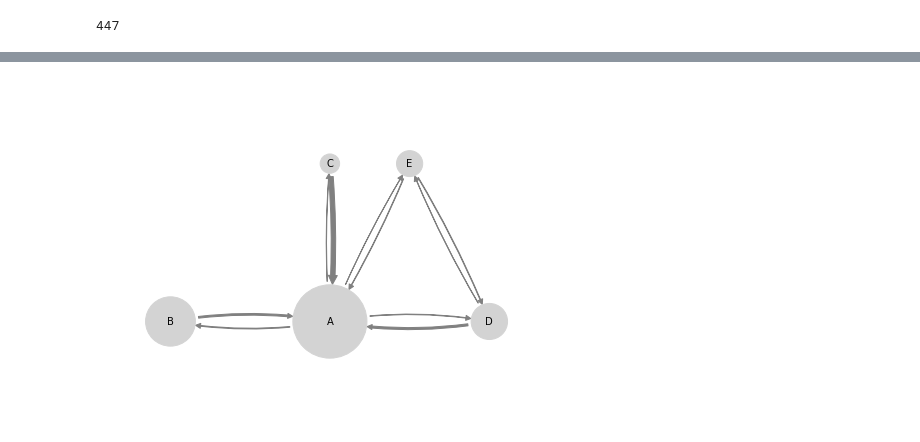
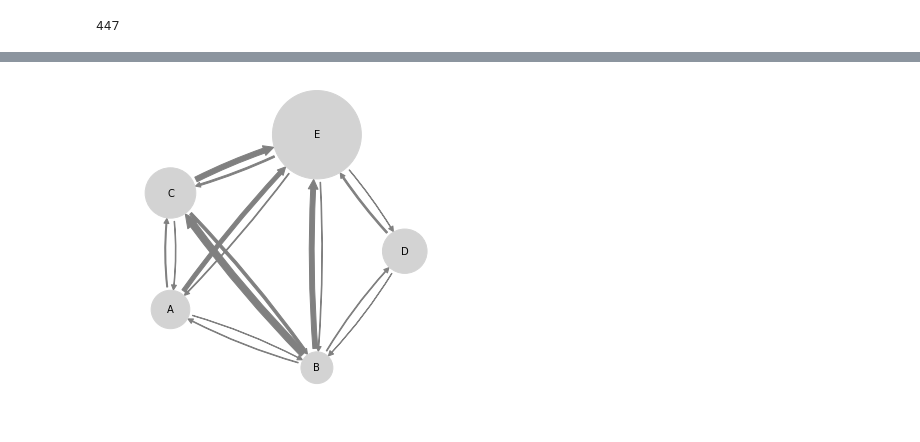
Before and after one commit to uitb/CD4-binding, a Jupyter notebook: MSMs.ipynb, the cells around one changed output, grey strips where cells are left out. Drawn from its saved outputs; the diff is of its cells as text; code cells hidden in the pictures; blank space fills up the shorter version.

Commit message:
None

```diff
--- a/MSMs.ipynb
+++ b/MSMs.ipynb
@@ -180,0 +268,4 @@ kmeans = KMeans(n_clusters=ncluster, random_state=0).fit(v)
+# %%
+print(('v3','v12'))
+for i in range(ncluster):
+    print((i,find_nersest_to_center(kmeans_v3.cluster_centers_[i],v3),find_nersest_to_center(kmeans_v12.cluster_centers_[i],v12)))
@@ -181,8 +291,12 @@ kmeans = KMeans(n_clusters=ncluster, random_state=0).fit(v)
 # %%
-v1 = [[] for i in range(ncluster)]
-for j,i in enumerate(kmeans.labels_):
-    v1[i].append(v[j])
-v1 = np.array(v1)
+v3_ = [[] for i in range(ncluster)]
+for j,i in enumerate(kmeans_v3.labels_):
+    v3_[i].append(v3[j])
+v3_ = np.array(v3_)
+v12_ = [[] for i in range(4)]
+for j,i in enumerate(kmeans_v12.labels_):
+    v12_[i].append(v12[j])
+v12_ = np.array(v12_)
 # %%
 fig = figure(figsize=(8,8))
 ax = Axes3D(fig)
@@ -277,10 +429,10 @@ feat.add_custom_func(computer_vector_,3,b_sheet,[279])
 # complex_inp = coor.source(complex_list, complex_feat)
 # liganded_inp = coor.source(liganded_list, liganded_feat)
 # inp = coor.combine_sources([complex_inp,liganded_inp])
-inp = coor.source(liganded_list+complex_list,feat)
-data = inp.get_output()
-print('number of trajectories = ',inp.number_of_trajectories())
-print('trajectory length = ',inp.trajectory_length(0))
-print('trajectory time step = ',100.0 / (inp.trajectory_length(0)-1),'ns')
-print('number of dimension = ',inp.dimension())
+li_inp = coor.source(liganded_list,feat)
+li_data = li_inp.get_output()
+print('number of trajectories = ',li_inp.number_of_trajectories())
+print('trajectory length = ',li_inp.trajectory_length(0))
+print('trajectory time step = ',100.0 / (li_inp.trajectory_length(0)-1),'ns')
+print('number of dimension = ',li_inp.dimension())
 # %% [output]
@@ -386,2 +569,3 @@ savefig('ck.png', format='png',dpi=720,bbox_inches="tight")
 # %%
-M = msm.bayesian_markov_model(dtrajs,50)
+msm_lag =5
+M = msm.bayesian_markov_model(dtrajs,msm_lag )
@@ -431,16 +607,16 @@ plot_markov_model(P, pos=None, state_sizes=None, state_scale=1.0, state_colors='
 # %%
 #pos=np.array([[-3, -4], [0, -5], [-4.2, 0.5], [0, 0]])
 #state_labels = ['A','B','C','D','E']
-state_labels = ['C','B','E','A','D']
-pos=np.array([[4,4],[0,0],[6,4],[4,0],[8,0]])
+state_labels = ['C','E','A','B','D']
+pos=np.array([[0,6],[5,8],[0,2],[5,0],[8,4]])
 #pos=np.array([[0, 4],[8,4],[6, 0],[4,4],[2, 0]])
 
-figure(figsize=(8,5))
+figure(figsize=(8,6))
 ax = gca()
-mplt.plot_markov_model(hmm,minflux=4e-6,pos=pos,state_labels=state_labels,arrow_curvature=0.5,arrow_labels=None,
-                       max_width=1, max_height=0,ax=ax,state_colors='#D3D3D3',state_scale=3,)
+mplt.plot_markov_model(hmm,minflux=4e-6,pos=pos,state_labels=state_labels,arrow_curvature=0.5,arrow_labels=None,arrow_scale=1.5,
+                       max_width=1, max_height=0,ax=ax,state_colors='#D3D3D3',state_scale=2.0,)
 print()
-#savefig('fig3.png', format='png',dpi=720,bbox_inches="tight")
+savefig('fig3.png', format='png',dpi=720,bbox_inches="tight")
 # %% [output]
-[figure, old version]
+[figure, new version]
 # %%
```
Also changed, not shown: parts of 37 cells of this notebook.
